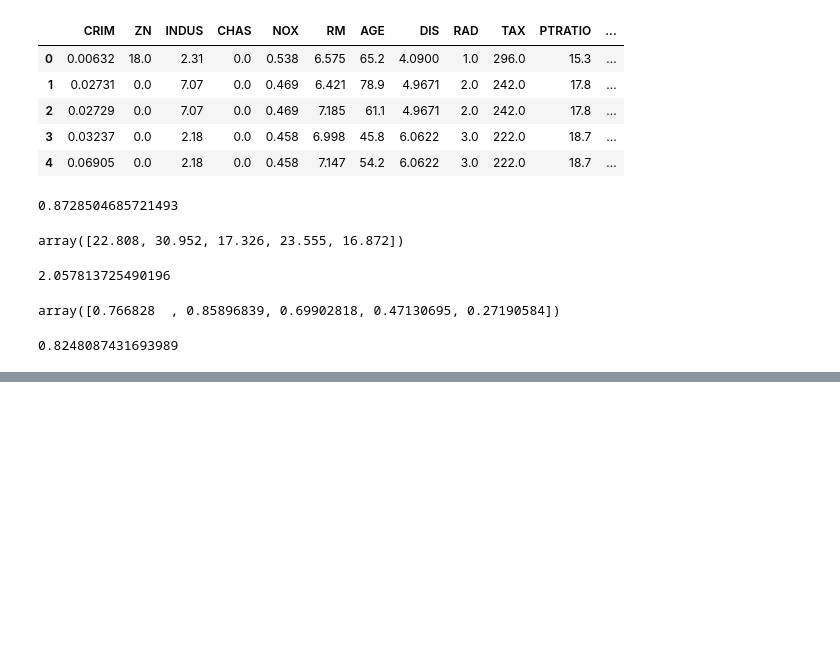
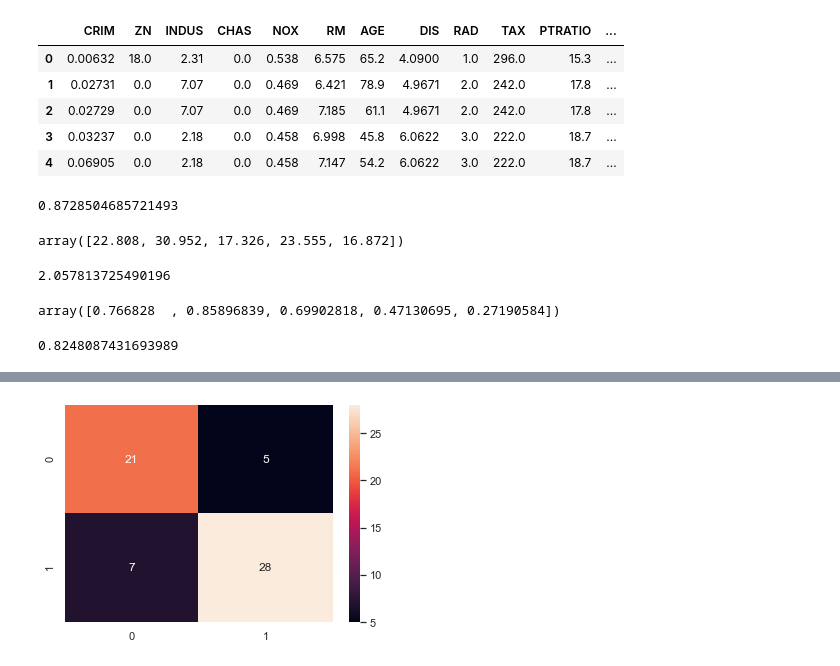
Before and after one commit to SandeepThokala/ZeroToMasteryPython, a Jupyter notebook: MachineLearning/ScikitlearIntro.ipynb, the cells around one changed output, grey strips where cells are left out. Cells and saved outputs as stored; diff of their text form; code cells hidden in the pictures; blank space fills up the shorter version.

```diff
--- a/MachineLearning/ScikitlearIntro.ipynb
+++ b/MachineLearning/ScikitlearIntro.ipynb
@@ -390,0 +490,10 @@ np.mean(cross_val_score)
+# %%
+import seaborn as sns
+
+sns.set(font_scale = 1)
+
+conf_mat = confusion_matrix(y_test, y_preds)
+
+sns.heatmap(conf_mat, annot = True);
+# %% [output]
+[figure, added]
```
Also changed, not shown: parts of 10 cells of this notebook.
